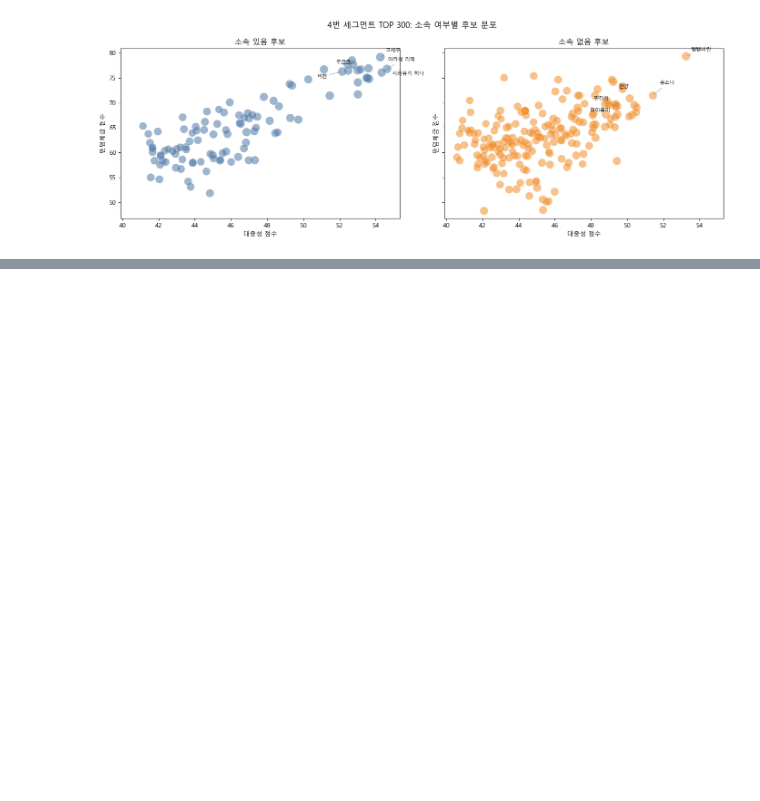
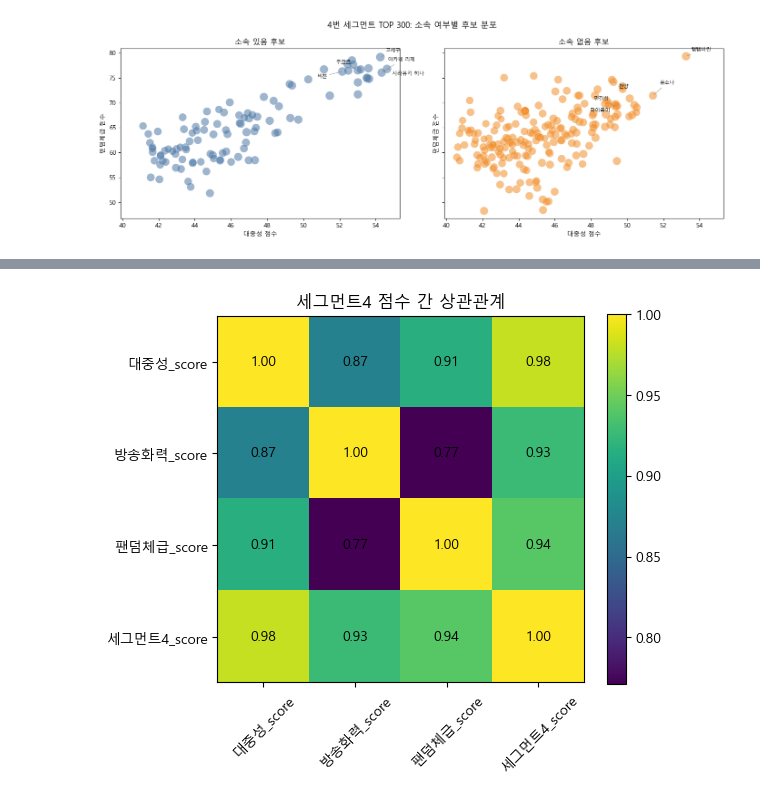
Before and after one commit to LeeSeungBok404/sparta17_data11_final_project, a Jupyter notebook: notebooks/KSI/03.세그먼트/01.1단계_세그먼트_4번_최종버전.ipynb, the cells around one changed output, grey strips where cells are left out. Cells and saved outputs as stored; diff of their text form; code cells hidden in the pictures; blank space fills up the shorter version.

Commit message:
세그먼트 4번_통계추가

```diff
--- a/notebooks/KSI/03.세그먼트/01.1단계_세그먼트_4번_최종버전.ipynb
+++ b/notebooks/KSI/03.세그먼트/01.1단계_세그먼트_4번_최종버전.ipynb
@@ -819,0 +931,9 @@ plt.show()
+# %%
+score_corr_cols = [
+    "대중성_score",
+    "방송화력_score",
+    "팬덤체급_score",
+    "세그먼트4_score"
+]
+
+seg4_df[score_corr_cols].corr()
@@ -819,0 +946,26 @@ plt.show()
+# %%
+corr_matrix = seg4_df[score_corr_cols].corr()
+
+plt.figure(figsize=(6, 5))
+plt.imshow(corr_matrix)
+
+plt.xticks(range(len(score_corr_cols)), score_corr_cols, rotation=45)
+plt.yticks(range(len(score_corr_cols)), score_corr_cols)
+plt.colorbar()
+
+# 숫자 표시 추가
+for i in range(len(score_corr_cols)):
+    for j in range(len(score_corr_cols)):
+        plt.text(
+            j, i,
+            f"{corr_matrix.iloc[i, j]:.2f}",
+            ha="center",
+            va="center",
+            fontsize=10
+        )
+
+plt.title("세그먼트4 점수 간 상관관계")
+plt.tight_layout()
+plt.show()
+# %% [output]
+[figure, added]
```
Also changed, not shown: parts of 15 cells of this notebook.
